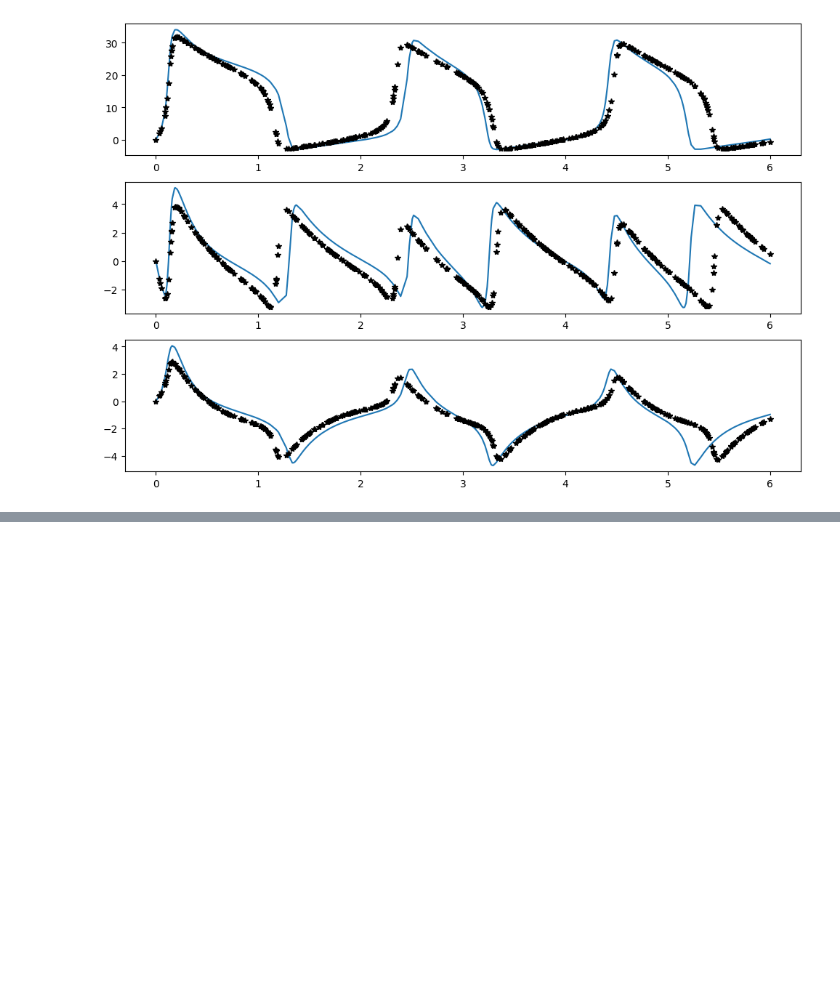
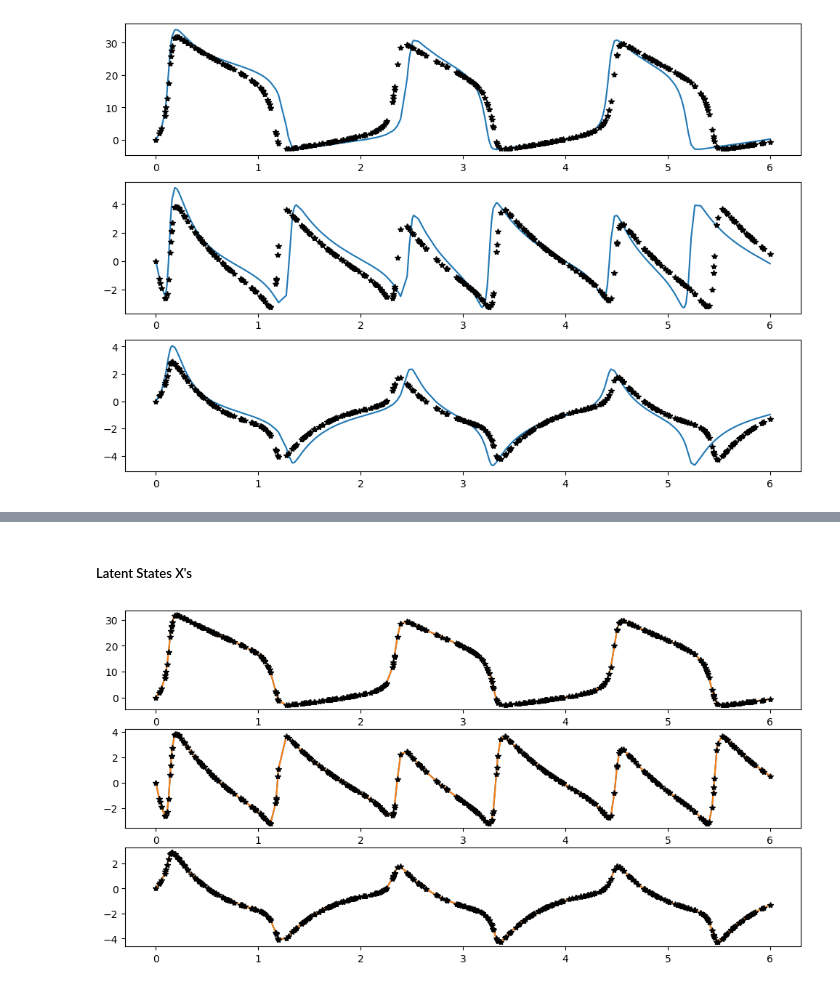
Before and after one commit to Anthony50102/probabilistic_rom_inference, a Jupyter notebook: fitz_nagumo/2+3.ipynb, the cells around one changed output, grey strips where cells are left out. Drawn from its saved outputs; the diff is of its cells as text; code cells hidden in the pictures; blank space fills up the shorter version.

```diff
--- a/fitz_nagumo/2+3.ipynb
+++ b/fitz_nagumo/2+3.ipynb
@@ -443,0 +614,14 @@ Array([[ 5.7492390e+01, -1.6826454e+01, -4.2116828e+00,  5.0551140e+01,
+# %% [markdown]
+##### Latent States X's
+# %%
+### Eval X's
+mean_X = np.stack([samples[f'Xi{i}'].mean(axis=0) for i in range(numPODmodes)])
+median_X = np.stack([np.median(samples[f'Xi{i}'], axis=0) for i in range(numPODmodes)])
+
+fig, ax = plt.subplots(3,1, figsize = (12,6))
+for i in range(numPODmodes):
+    ax[i].plot(time_domain_sampled, mean_X[i], label = "Mean")
+    ax[i].plot(time_domain_sampled, median_X[i], label = "Median")
+    ax[i].plot(time_domain_sampled, snapshots_compressed[i], 'k*')
+# %% [output]
+[figure, added]
```
Also changed, not shown: parts of 23 cells of this notebook, 39 other files.
